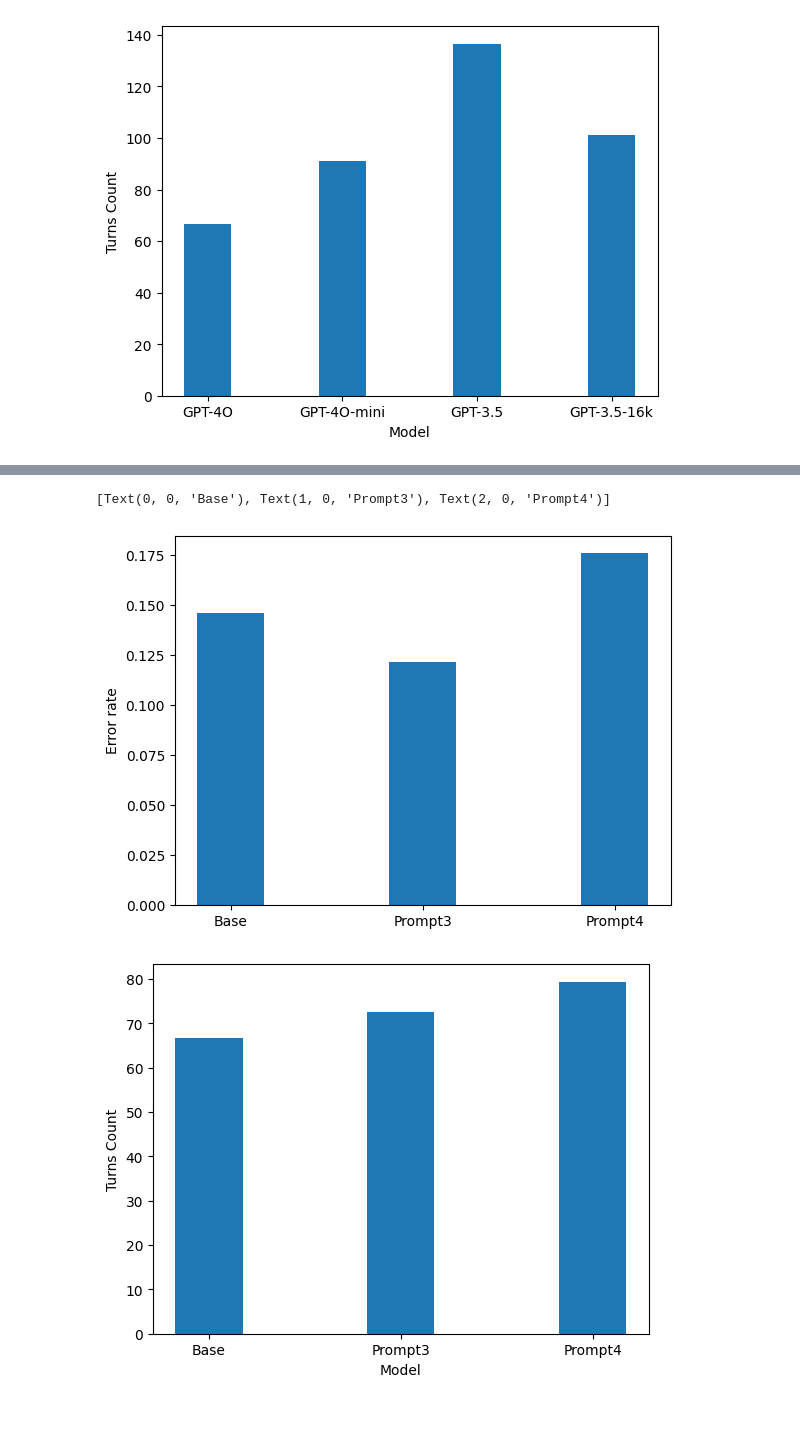
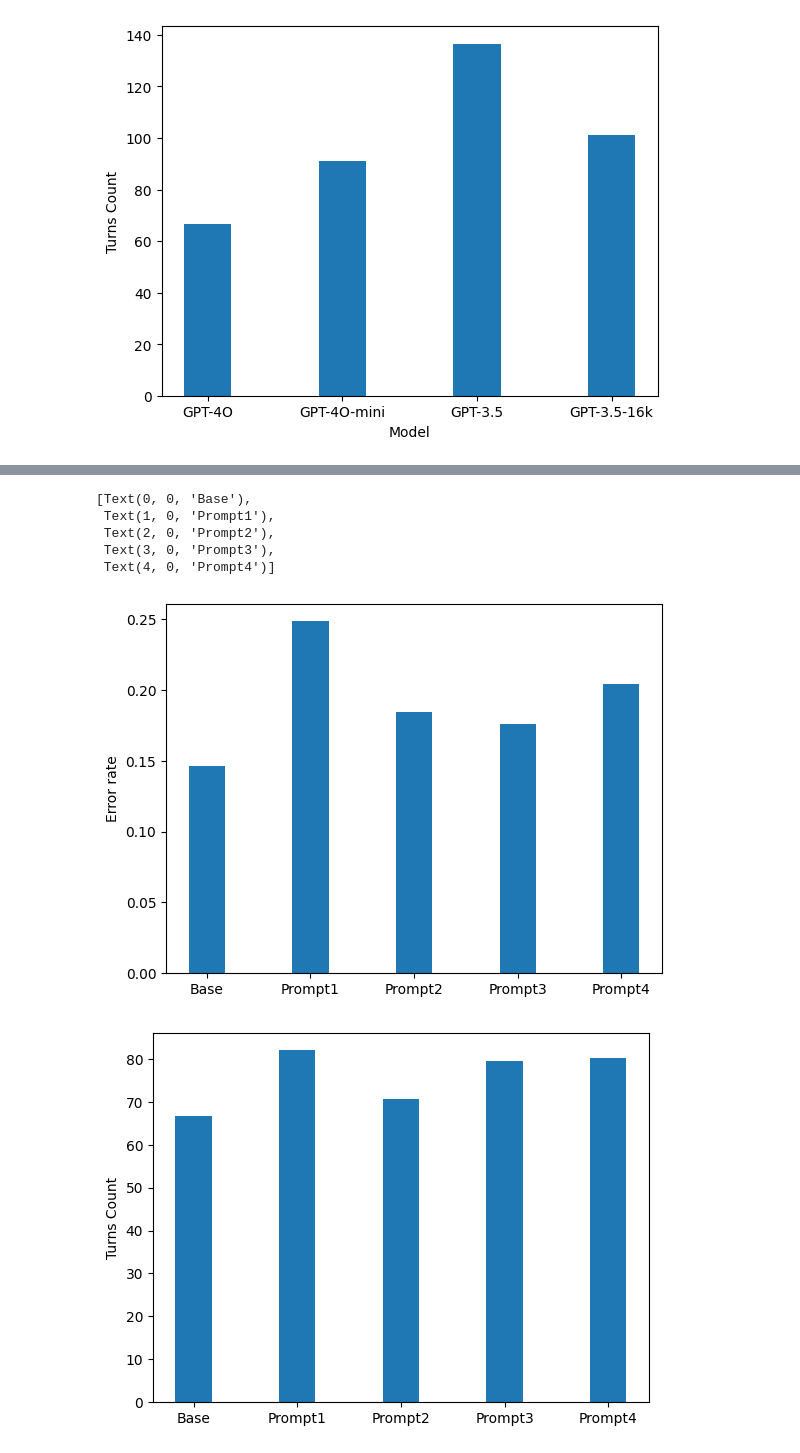
Before and after one commit to boring180/ChinesePokerAi, a Jupyter notebook: results_visualize.ipynb, the cells around one changed output, grey strips where cells are left out. Drawn from its saved outputs; the diff is of its cells as text; code cells hidden in the pictures; blank space fills up the shorter version.

```diff
--- a/results_visualize.ipynb
+++ b/results_visualize.ipynb
@@ -44,42 +63,42 @@ ax.set_xticklabels(model_names)
 # %%
+# 你是一个打斗地主的人工智能
 base_error = np.array([0.2631578947368421, 0.13636363636363635, 0.19607843137254902, 0.06756756756756757, 0.06741573033707865]).mean()
 base_turn = np.array([76, 44, 51, 74, 89]).mean()
-# 你是斗地主冠军，这个游戏版本没有飞机和四带，其他和斗地主的经典玩法相同
+# 你是斗地主冠军.
 prompt1_error = np.array([0.5, 0.2087912087912088, 0.05747126436781609, 0.15294117647058825, 0.3230769230769231]).mean()
 prompt1_turn = np.array([82, 91, 87, 85, 65]).mean()
 # 你最喜欢打对子三带和顺子
 prompt2_error = np.array([0.1411764705882353, 0.22727272727272727, 0.25862068965517243, 0.25, 0.04411764705882353]).mean()
 prompt2_turn = np.array([85, 66, 58, 76, 68]).mean()
+# 我想让你成为一个斗地主机器人，规则如下：https://www.xqbase.com/other/landlord.htm。
+prompt3_error = np.array([0.13636363636363635, 0.24719101123595505, 0.19318181818181818, 0.08333333333333333, 0.21951219512195122]).mean()
+prompt3_turn = np.array([66, 89, 88, 72, 82]).mean()
 # 我想让你成为一个斗地主机器人，你很熟悉规则和制胜的方法。
-prompt5_error = np.array([0.3068181818181818, 0.1794871794871795, 0.15714285714285714, 0.1568627450980392, 0.2222222222222222]).mean()
-prompt5_turn = np.array([88, 78, 70, 102, 63]).mean()
-# 我想让你成为一个斗地主机器人，规则如下：https://www.xqbase.com/other/landlord.htm。
-prompt4_error = np.array([0.13636363636363635, 0.24719101123595505, 0.19318181818181818, 0.08333333333333333, 0.21951219512195122]).mean()
-prompt4_turn = np.array([66, 89, 88, 72, 82]).mean()
-# 我想让你成为一个斗地主机器人。
-prompt3_error = np.array([0.08035714285714286, 0.08196721311475409, 0.17857142857142858, 0.17391304347826086, 0.09230769230769231]).mean()
-prompt3_turn = np.array([112, 61, 56, 69, 65]).mean()
-# Draw the bar chart for error rate
+prompt4_error = np.array([0.3068181818181818, 0.1794871794871795, 0.15714285714285714, 0.1568627450980392, 0.2222222222222222]).mean()
+prompt4_turn = np.array([88, 78, 70, 102, 63]).mean()
+
+bar_width = 0.35
+index = np.arange(5)
+error_rate = [base_error, prompt1_error, prompt2_error, prompt3_error, prompt4_error]
+turns_count = [base_turn, prompt1_turn, prompt2_turn, prompt3_turn, prompt4_turn]
+model_names = [ 'Base', 'Prompt1', 'Prompt2', 'Prompt3', 'Prompt4']
+
 fig, ax = plt.subplots()
-bar_width = 0.35
-index = np.arange(3)
-error_rate = [base_error, prompt3_error, prompt4_error]
-model_names = [ 'Base', 'Prompt3', 'Prompt4']
-
 bar1 = ax.bar(index, error_rate, bar_width, label='Error Rate')
 ax.set_ylabel('Error rate')
 ax.set_xticks(index)
 ax.set_xticklabels(model_names)
 
-# Draw the bar chart for turns count
 fig, ax = plt.subplots()
-turns_count = [base_turn, prompt3_turn, prompt4_turn]
 bar2 = ax.bar(index, turns_count, bar_width, label='Turns Count')
-ax.set_xlabel('Model')
 ax.set_ylabel('Turns Count')
 ax.set_xticks(index)
 ax.set_xticklabels(model_names)
 # %% [output]
-[Text(0, 0, 'Base'), Text(1, 0, 'Prompt3'), Text(2, 0, 'Prompt4')]
+[Text(0, 0, 'Base'),
+ Text(1, 0, 'Prompt1'),
+ Text(2, 0, 'Prompt2'),
+ Text(3, 0, 'Prompt3'),
+ Text(4, 0, 'Prompt4')]
-[figure, old version]
+[figure, new version]
-[figure, old version]
+[figure, new version]
```
Also changed, not shown: parts of 4 cells of this notebook, 2 other files.
